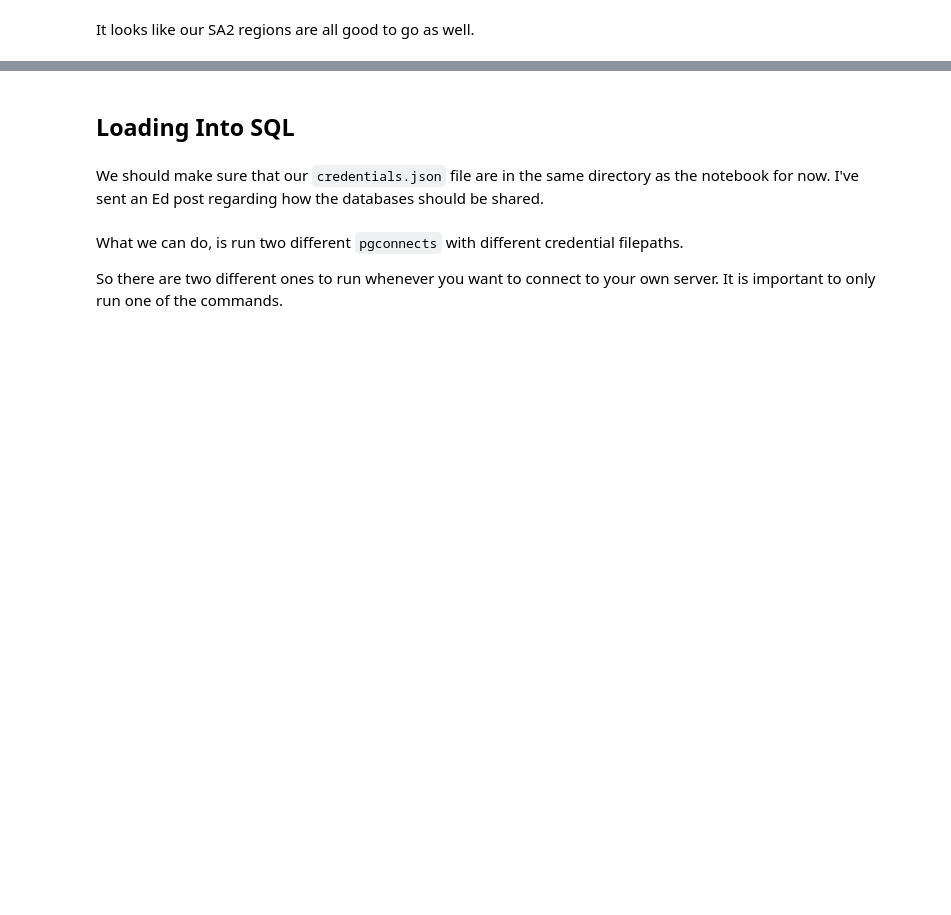
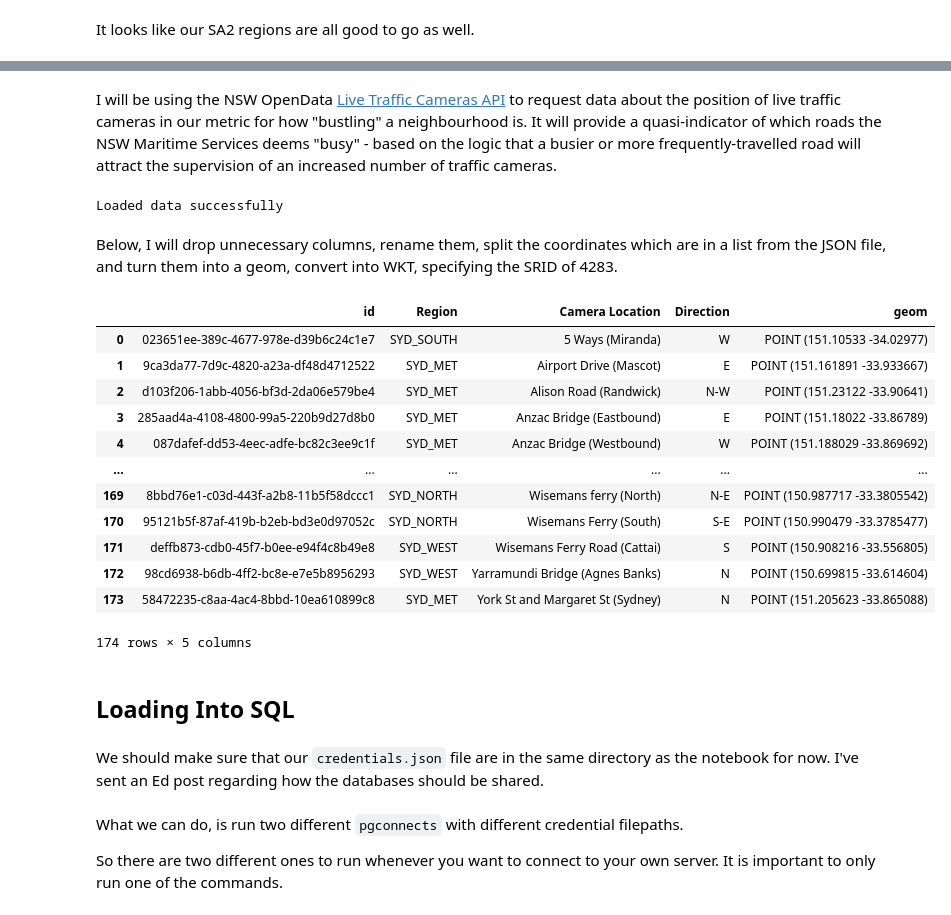
Before and after one commit to infernocadet/greater-sydney-analysis, a Jupyter notebook: Greater Sydney Analysis.ipynb, the cells around one changed output, grey strips where cells are left out. Drawn from its saved outputs; the diff is of its cells as text; code cells hidden in the pictures; blank space fills up the shorter version.

Commit message:
traffic

```diff
--- a/Greater Sydney Analysis.ipynb
+++ b/Greater Sydney Analysis.ipynb
@@ -1129,3 +1157,64 @@ It looks like our SA2 regions are all good to go as well.
+# %% [markdown]
+I will be using the NSW OpenData [Live Traffic Cameras API](https://opendata.transport.nsw.gov.au/dataset/live-traffic-cameras) to request data about the position of live traffic cameras in our metric for how "bustling" a neighbourhood is. It will provide a quasi-indicator of which roads the NSW Maritime Services deems "busy" - based on the logic that a busier or more frequently-travelled road will attract the supervision of an increased number of traffic cameras.
+# %%
+with open("Credentials1.json") as file:
+    file_json = json.load(file)
+    api_key = file_json['api_key']
+
+url = 'https://api.transport.nsw.gov.au/v1/live/cameras'
+
+headers = {
+    'accept': 'application/json',
+    'Authorization': f'apikey {api_key}'
+}
+
+response = requests.get(url, headers=headers)
+
+if response.status_code == 200:
+    data = response.json()
+    print("Loaded data successfully")
+    try:
+        cameras = pd.json_normalize(data['features'])
+    except Exception as e:
+        print("The error is: ", e)
+
+else:
+    print(f"Failed to retrieve data: {response.status_code}")
+# %% [output]
+Loaded data successfully
+# %% [markdown]
+Below, I will drop unnecessary columns, rename them, split the coordinates which are in a list from the JSON file, and turn them into a geom, convert into WKT, specifying the SRID of 4283.
+# %%
+cameras = cameras.drop(columns=['type', 'properties.view', 'properties.href', 'geometry.type'])
+# %%
+cameras.rename(columns={
+        'properties.region': 'Region',
+        'properties.title': 'Camera Location',
+        'properties.direction': 'Direction',
+        'geometry.coordinates': 'Coordinates'
+    }, inplace=True)
+# %%
+cameras[['Longitude', 'Latitude']] = pd.DataFrame(cameras['Coordinates'].tolist(), index=cameras.index)
+cameras['geom'] = gpd.points_from_xy(cameras.Longitude, cameras.Latitude)
+cameras.drop(columns=['Coordinates', 'Longitude', "Latitude"], inplace=True)
+
+srid = 4283
+cameras['geom'] = cameras['geom'].apply(lambda x: WKTElement(x.wkt, srid=srid))
+cameras
+# %% [output]
+|  | id | Region | Camera Location | Direction | geom |
+| 0 | 023651ee-389c-4677-978e-d39b6c24c1e7 | SYD_SOUTH | 5 Ways (Miranda) | W | POINT (151.10533 -34.02977) |
+| 1 | 9ca3da77-7d9c-4820-a23a-df48d4712522 | SYD_MET | Airport Drive (Mascot) | E | POINT (151.161891 -33.933667) |
+| 2 | d103f206-1abb-4056-bf3d-2da06e579be4 | SYD_MET | Alison Road (Randwick) | N-W | POINT (151.23122 -33.90641) |
+| 3 | 285aad4a-4108-4800-99a5-220b9d27d8b0 | SYD_MET | Anzac Bridge (Eastbound) | E | POINT (151.18022 -33.86789) |
+| 4 | 087dafef-dd53-4eec-adfe-bc82c3ee9c1f | SYD_MET | Anzac Bridge (Westbound) | W | POINT (151.188029 -33.869692) |
+| ... | ... | ... | ... | ... | ... |
+| 169 | 8bbd76e1-c03d-443f-a2b8-11b5f58dccc1 | SYD_NORTH | Wisemans ferry (North) | N-E | POINT (150.987717 -33.3805542) |
+| 170 | 95121b5f-87af-419b-b2eb-bd3e0d97052c | SYD_NORTH | Wisemans Ferry (South) | S-E | POINT (150.990479 -33.3785477) |
+| 171 | deffb873-cdb0-45f7-b0ee-e94f4c8b49e8 | SYD_WEST | Wisemans Ferry Road (Cattai) | S | POINT (150.908216 -33.556805) |
+| 172 | 98cd6938-b6db-4ff2-bc8e-e7e5b8956293 | SYD_WEST | Yarramundi Bridge (Agnes Banks) | N | POINT (150.699815 -33.614604) |
+| 173 | 58472235-c8aa-4ac4-8bbd-10ea610899c8 | SYD_MET | York St and Margaret St (Sydney) | N | POINT (151.205623 -33.865088) |
+174 rows × 5 columns
 # %% [markdown]
 ## Loading Into SQL
 # %% [markdown]
```
Also changed, not shown: parts of 3 cells of this notebook, 2 other files.
